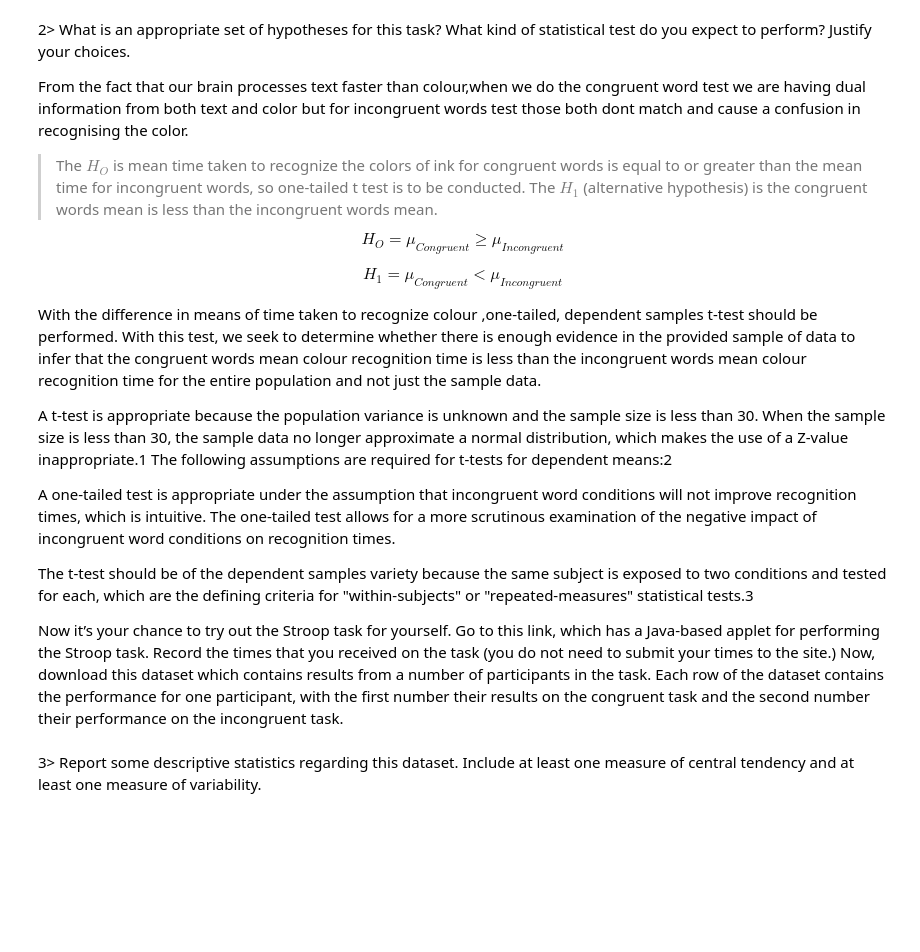
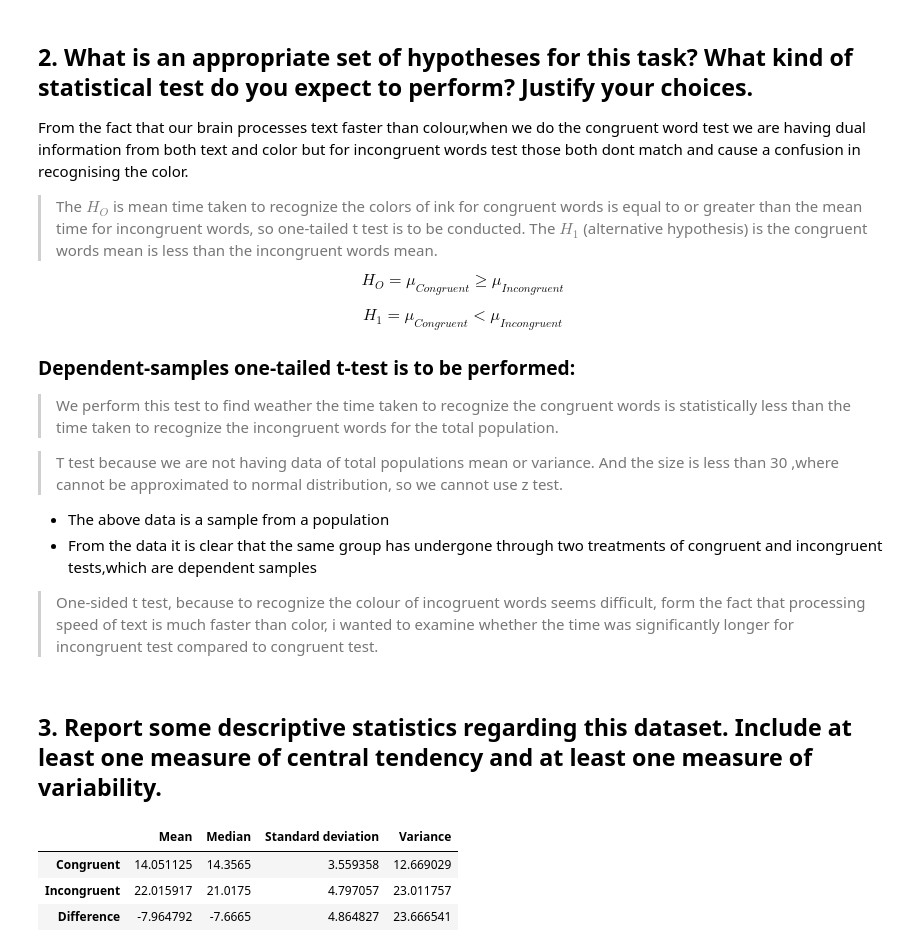
Before and after one commit to gangadhara691/Data-Analyst-NanoDegree, a Jupyter notebook: P1 stroop_test/P1.ipynb, the cells around one changed output. Cells and saved outputs as stored; diff of their text form; code cells hidden in the pictures; blank space fills up the shorter version.

```diff
--- a/P1 stroop_test/P1.ipynb
+++ b/P1 stroop_test/P1.ipynb
@@ -43,7 +43,7 @@ Questions For Investigation
 
 >Dependent variable: the time taken to recognize the colors of ink in equally-number of word lists
 # %% [markdown]
-2> What is an appropriate set of hypotheses for this task? What kind of statistical test do you expect to perform? Justify your choices.
+## 2. What is an appropriate set of hypotheses for this task? What kind of statistical test do you expect to perform? Justify your choices.
 
 From the fact that our brain processes text faster than colour,when we do the congruent word test we are having dual information from both text and color but for incongruent words test those both dont match and cause a confusion in recognising the color.
 
@@ -54,18 +54,25 @@ $$ H_{O} = \mu_{Congruent} \geq \mu_{Incongruent} $$
 $$ H_{1} = \mu_{Congruent} <  \mu_{Incongruent} $$
 
 
-With the difference in means of time taken to recognize colour ,one-tailed, dependent samples t-test should be performed. With this test, we seek to determine whether there is enough evidence in the provided sample of data to infer that the congruent words mean colour recognition time is less than the incongruent words mean colour recognition time for the entire population and not just the sample data.
-
-A t-test is appropriate because the population variance is unknown and the sample size is less than 30. When the sample size is less than 30, the sample data no longer approximate a normal distribution, which makes the use of a Z-value inappropriate.1 The following assumptions are required for t-tests for dependent means:2
+### Dependent-samples one-tailed t-test is to be performed:
 
 
-
-A one-tailed test is appropriate under the assumption that incongruent word conditions will not improve recognition times, which is intuitive. The one-tailed test allows for a more scrutinous examination of the negative impact of incongruent word conditions on recognition times.
-
-The t-test should be of the dependent samples variety because the same subject is exposed to two conditions and tested for each, which are the defining criteria for "within-subjects" or "repeated-measures" statistical tests.3
+> We perform this test to find weather the time taken to recognize the congruent words is statistically less than the time taken to recognize the incongruent words for the total population.
 
 
+>T test because we are not having data of total populations mean or variance. And the size is less than 30 ,where cannot be approximated to normal distribution, so we cannot use z test.
+- The above data is a sample from a population
+- From the data it is clear that the same group has undergone through two treatments of congruent and incongruent tests,which are dependent samples
 
-Now it’s your chance to try out the Stroop task for yourself. Go to this link, which has a Java-based applet for performing the Stroop task. Record the times that you received on the task (you do not need to submit your times to the site.) Now, download this dataset which contains results from a number of participants in the task. Each row of the dataset contains the performance for one participant, with the first number their results on the congruent task and the second number their performance on the incongruent task.
+>One-sided  t test, because to recognize the colour of incogruent words seems difficult, form the fact that processing speed of text is much faster than color, i wanted to examine whether the time was significantly longer for incongruent test compared to congruent test.
 # %% [markdown]
-3> Report some descriptive statistics regarding this dataset. Include at least one measure of central tendency and at least one measure of variability.
+## 3. Report some descriptive statistics regarding this dataset. Include at least one measure of central tendency and at least one measure of variability.
+# %%
+df=pd.DataFrame({"Mean":data.mean(),"Median":data.median(),"Variance":data.var(),"Standard deviation":data.std()})
+
+df
+# %% [output]
+|  | Mean | Median | Standard deviation | Variance |
+| Congruent | 14.051125 | 14.3565 | 3.559358 | 12.669029 |
+| Incongruent | 22.015917 | 21.0175 | 4.797057 | 23.011757 |
+| Difference | -7.964792 | -7.6665 | 4.864827 | 23.666541 |
```
Also changed, not shown: parts of 11 cells of this notebook, 2 other files.
